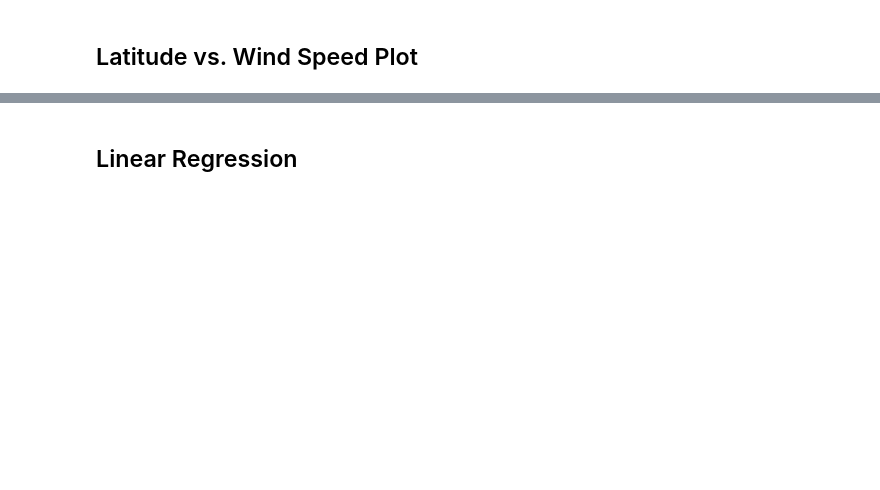
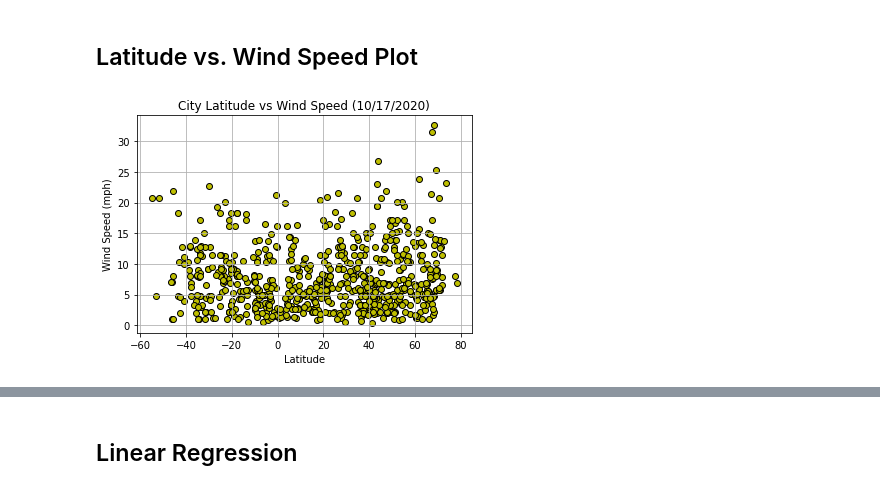
Before and after one commit to cassfolk/HW.Folkers, a Jupyter notebook: 06-python-api-challenge/WeatherPy/WeatherPy.ipynb, the cells around one changed output, grey strips where cells are left out. Cells and saved outputs as stored; diff of their text form; code cells hidden in the pictures; blank space fills up the shorter version.

```diff
--- a/06-python-api-challenge/WeatherPy/WeatherPy.ipynb
+++ b/06-python-api-challenge/WeatherPy/WeatherPy.ipynb
@@ -268,2 +331,17 @@ Skip this step if there are no cities that have humidity > 100%.
 # %% [markdown]
 ## Latitude vs. Wind Speed Plot
+# %%
+x_lat = city_df_clean['Lat']
+y_wind_speed = city_df_clean['Wind Speed']
+
+plt.scatter(x_lat, y_wind_speed, color="y", edgecolor="black")
+
+plt.xlabel("Latitude")
+plt.ylabel("Wind Speed (mph)")
+plt.title("City Latitude vs Wind Speed (10/17/2020)")
+plt.grid(True)
+plt.savefig("../output_data/Fig 4.png")
+
+plt.show()
+# %% [output]
+[figure, added]
```
Also changed, not shown: parts of 26 cells of this notebook, 10 other files.
